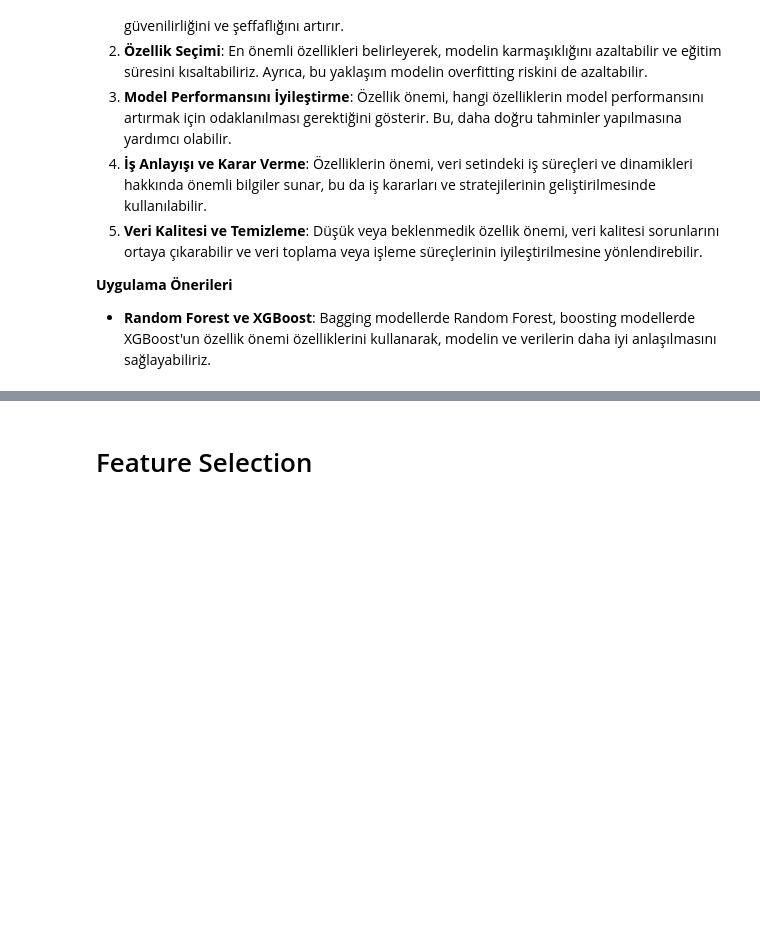
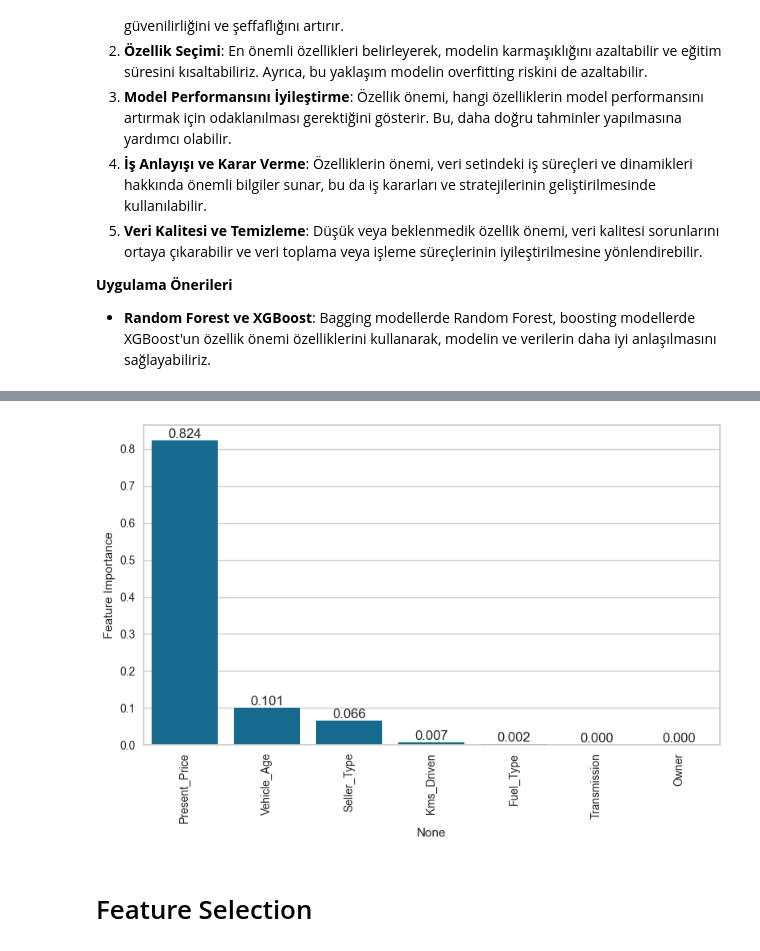
Before and after one commit to ayaramis/DataScience, a Jupyter notebook: Random_Forest/ML_Random Forests Regression 05.03.24 InClass.ipynb, the cells around one changed output, grey strips where cells are left out. Drawn from its saved outputs; the diff is of its cells as text; code cells hidden in the pictures; blank space fills up the shorter version.

```diff
--- a/Random_Forest/ML_Random Forests Regression 05.03.24 InClass.ipynb
+++ b/Random_Forest/ML_Random Forests Regression 05.03.24 InClass.ipynb
@@ -745,0 +767,2 @@ Random Forest Regression modellerinde, 'max_features' parametresini özelleştir
+# %%
+grid_model.fit(X_train, y_train)
@@ -745,0 +815,2 @@ Random Forest Regression modellerinde, 'max_features' parametresini özelleştir
+# %%
+train_val(grid_model, X_train, y_train, X_test, y_test)
@@ -757,3 +874,13 @@ Feature Importances, makine öğrenimi modellerindeki özelliklerin (features) m
 
 **Uygulama Önerileri**
 - **Random Forest ve XGBoost**: Bagging modellerde Random Forest, boosting modellerde XGBoost'un özellik önemi özelliklerini kullanarak, modelin ve verilerin daha iyi anlaşılmasını sağlayabiliriz.
+# %%
+operations = [("OrdinalEncoder", column_trans), ("RF_model", RandomForestRegressor(max_depth=3, max_features=6,
+                                                                                   min_samples_leaf=3,
+                                                                                n_estimators=128, random_state=1))]
+
+pipe_model = Pipeline(steps=operations)
+
+pipe_model.fit(X_train, y_train)
+
+# feature importance bulduğumuz en iyi hyper parametreleri kullanmamız gerektiğini unutmayalım
@@ -759,0 +920,9 @@ Feature Importances, makine öğrenimi modellerindeki özelliklerin (features) m
+# %%
+df_fi = pd.DataFrame(
+    data=pipe_model["RF_model"].feature_importances_,
+    index=new_features,  #index=X.columns
+    columns=["Feature Importance"])
+
+df_fi = df_fi.sort_values("Feature Importance", ascending=False)
+
+df_fi
@@ -760,2 +938,12 @@ Feature Importances, makine öğrenimi modellerindeki özelliklerin (features) m
+# %%
+ax =sns.barplot(x = df_fi.index, y = 'Feature Importance', data = df_fi)
+ax.bar_label(ax.containers[0],fmt="%.3f")
+plt.xticks(rotation = 90)
+plt.tight_layout()
+
+# RF sonrası bir feature değeri 0 çıkıyorsa o featuren gerçekten tahminlemeye bir etkisi yok demektir. Çünkü
+# RF tüm featurlardan insight alır.
+# %% [output]
+[figure, added]
 # %% [markdown]
 # Feature Selection
```
Also changed, not shown: parts of 30 cells of this notebook.
